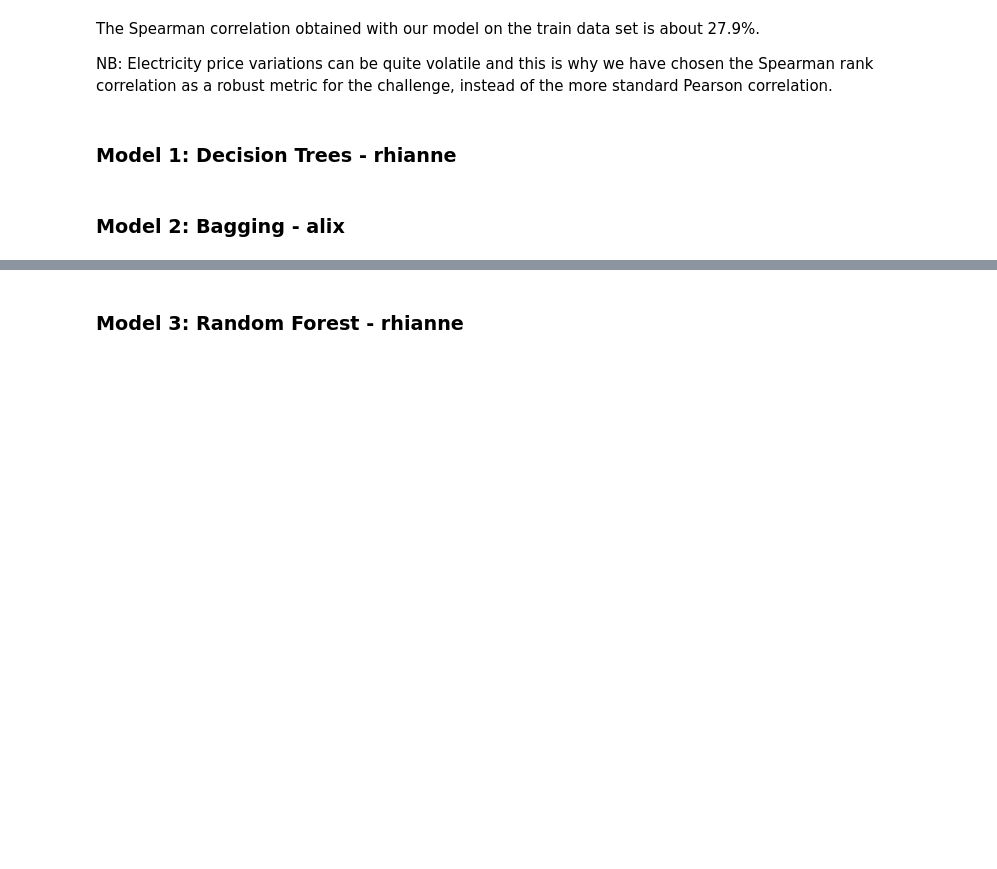
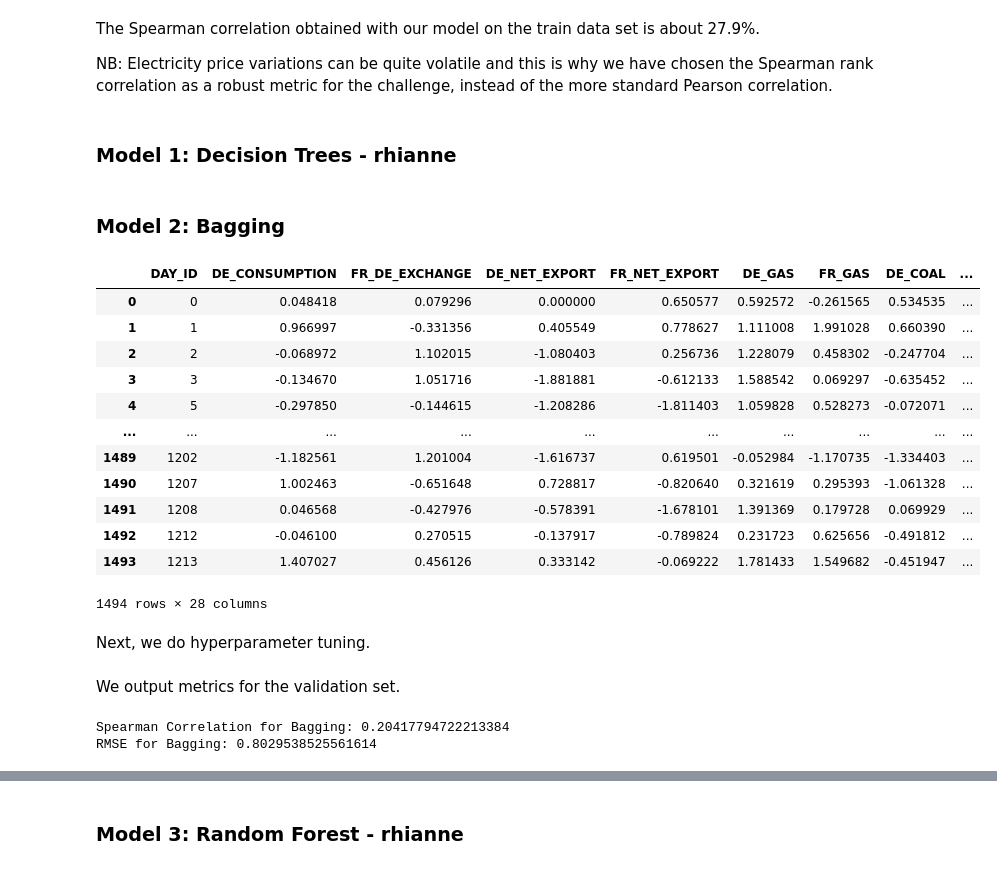
Before and after one commit to rngaili/Electricity-Price-Prediction, a Jupyter notebook: Benchmark_QRT_en.ipynb, the cells around one changed output, grey strips where cells are left out. Cells and saved outputs as stored; diff of their text form; code cells hidden in the pictures; blank space fills up the shorter version.

```diff
--- a/Benchmark_QRT_en.ipynb
+++ b/Benchmark_QRT_en.ipynb
@@ -316,4 +319,4 @@ NB: Electricity price variations can be quite volatile and this is why we have c
 # %% [markdown]
 ### Model 1: Decision Trees - rhianne
 # %% [markdown]
-### Model 2: Bagging - alix
+### Model 2: Bagging
@@ -319,0 +329,20 @@ NB: Electricity price variations can be quite volatile and this is why we have c
+# %%
+train_bagging = all_df_no_corr.copy()
+X_bagging = train_bagging.drop(['TARGET', 'ID'], axis=1)
+Y_bagging = train_bagging['TARGET']
+# %%
+X_bagging
+# %% [output]
+|  | DAY_ID | DE_CONSUMPTION | FR_DE_EXCHANGE | DE_NET_EXPORT | FR_NET_EXPORT | DE_GAS | FR_GAS | DE_COAL | ... |
+| 0 | 0 | 0.048418 | 0.079296 | 0.000000 | 0.650577 | 0.592572 | -0.261565 | 0.534535 | ... |
+| 1 | 1 | 0.966997 | -0.331356 | 0.405549 | 0.778627 | 1.111008 | 1.991028 | 0.660390 | ... |
+| 2 | 2 | -0.068972 | 1.102015 | -1.080403 | 0.256736 | 1.228079 | 0.458302 | -0.247704 | ... |
+| 3 | 3 | -0.134670 | 1.051716 | -1.881881 | -0.612133 | 1.588542 | 0.069297 | -0.635452 | ... |
+| 4 | 5 | -0.297850 | -0.144615 | -1.208286 | -1.811403 | 1.059828 | 0.528273 | -0.072071 | ... |
+| ... | ... | ... | ... | ... | ... | ... | ... | ... | ... |
+| 1489 | 1202 | -1.182561 | 1.201004 | -1.616737 | 0.619501 | -0.052984 | -1.170735 | -1.334403 | ... |
+| 1490 | 1207 | 1.002463 | -0.651648 | 0.728817 | -0.820640 | 0.321619 | 0.295393 | -1.061328 | ... |
+| 1491 | 1208 | 0.046568 | -0.427976 | -0.578391 | -1.678101 | 1.391369 | 0.179728 | 0.069929 | ... |
+| 1492 | 1212 | -0.046100 | 0.270515 | -0.137917 | -0.789824 | 0.231723 | 0.625656 | -0.491812 | ... |
+| 1493 | 1213 | 1.407027 | 0.456126 | 0.333142 | -0.069222 | 1.781433 | 1.549682 | -0.451947 | ... |
+1494 rows × 28 columns
@@ -319,0 +363,2 @@ NB: Electricity price variations can be quite volatile and this is why we have c
+# %% [markdown]
+Next, we do hyperparameter tuning.
@@ -319,0 +383,11 @@ NB: Electricity price variations can be quite volatile and this is why we have c
+# %% [markdown]
+We output metrics for the validation set.
+# %%
+spearman_bagging = spearmanr(y_val, y_pred).correlation
+print(f'Spearman Correlation for Bagging: {spearman_bagging}')
+
+rmse_bagging = np.sqrt(mean_squared_error(y_val, y_pred))
+print(f'RMSE for Bagging: {rmse_bagging}')
+# %% [output]
+Spearman Correlation for Bagging: 0.20417794722213384
+RMSE for Bagging: 0.8029538525561614
```
Also changed, not shown: parts of 40 cells of this notebook.
